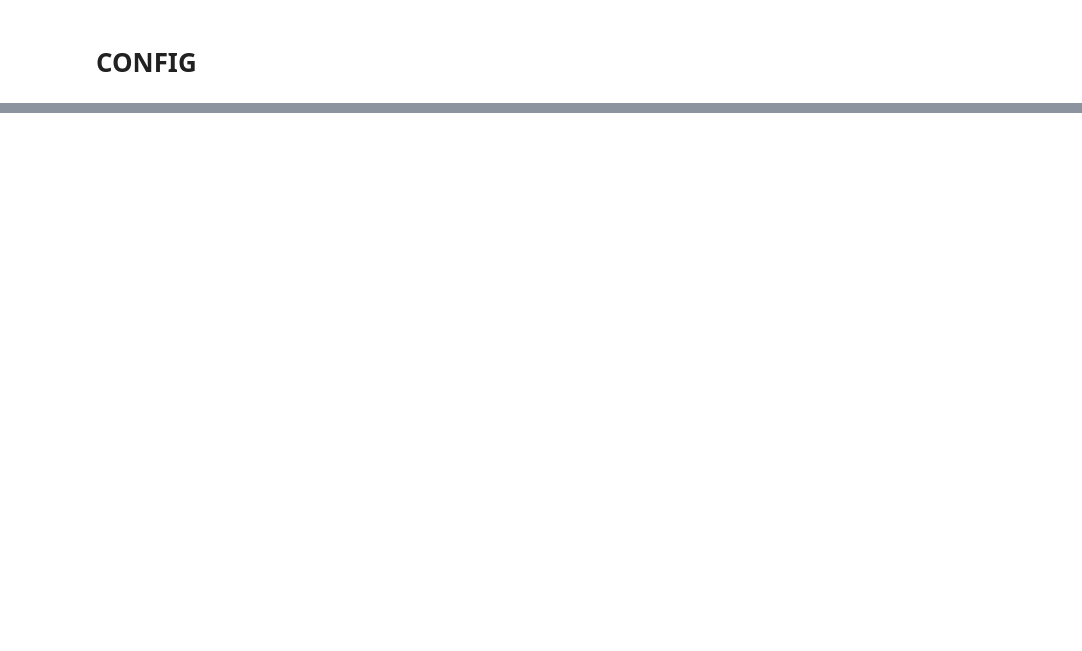
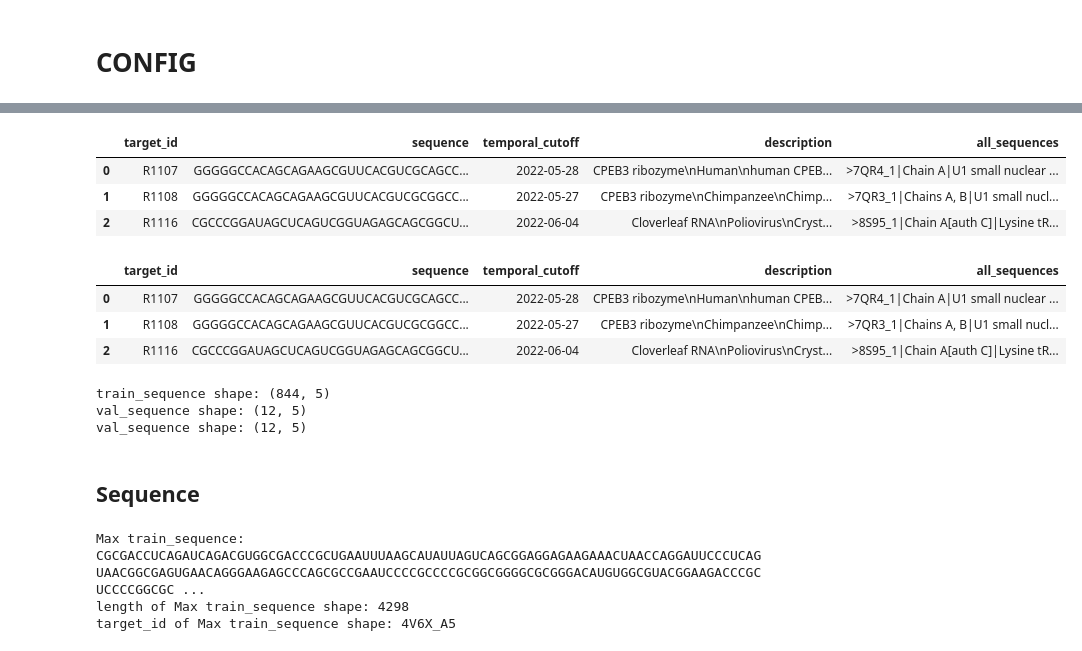
Before and after one commit to coffeemil9/RNA, a Jupyter notebook: notebook/0. EDA.ipynb, the cells around one changed output, grey strips where cells are left out. Cells and saved outputs as stored; diff of their text form; code cells hidden in the pictures; blank space fills up the shorter version.

```diff
--- a/notebook/0. EDA.ipynb
+++ b/notebook/0. EDA.ipynb
@@ -632,0 +138,51 @@ score(true_df, pred_df, 'ID')
+# %%
+val_seq.head(3)
+# %% [output]
+|  | target_id | sequence | temporal_cutoff | description | all_sequences |
+| 0 | R1107 | GGGGGCCACAGCAGAAGCGUUCACGUCGCAGCC... | 2022-05-28 | CPEB3 ribozyme\nHuman\nhuman CPEB... | >7QR4_1|Chain A|U1 small nuclear ... |
+| 1 | R1108 | GGGGGCCACAGCAGAAGCGUUCACGUCGCGGCC... | 2022-05-27 | CPEB3 ribozyme\nChimpanzee\nChimp... | >7QR3_1|Chains A, B|U1 small nucl... |
+| 2 | R1116 | CGCCCGGAUAGCUCAGUCGGUAGAGCAGCGGCU... | 2022-06-04 | Cloverleaf RNA\nPoliovirus\nCryst... | >8S95_1|Chain A[auth C]|Lysine tR... |
+# %%
+'''
+【リークに関しての警告】
+提供された12の CASP15 ターゲットをバリデーションに使用する場合、test_sequencesの
+temporal_cutoff（2022-05-27）以前に公開された train_sequences.csv のみを学習に使用してください
+2022-05-27以降の train_sequences.csv は、追加のバリデーションセットとして使用することが可能です。
+'''
+test_seq.head(3)
+# %% [output]
+|  | target_id | sequence | temporal_cutoff | description | all_sequences |
+| 0 | R1107 | GGGGGCCACAGCAGAAGCGUUCACGUCGCAGCC... | 2022-05-28 | CPEB3 ribozyme\nHuman\nhuman CPEB... | >7QR4_1|Chain A|U1 small nuclear ... |
+| 1 | R1108 | GGGGGCCACAGCAGAAGCGUUCACGUCGCGGCC... | 2022-05-27 | CPEB3 ribozyme\nChimpanzee\nChimp... | >7QR3_1|Chains A, B|U1 small nucl... |
+| 2 | R1116 | CGCCCGGAUAGCUCAGUCGGUAGAGCAGCGGCU... | 2022-06-04 | Cloverleaf RNA\nPoliovirus\nCryst... | >8S95_1|Chain A[auth C]|Lysine tR... |
+# %%
+print(f'train_sequence shape: {train_seq.shape}')
+print(f'val_sequence shape: {val_seq.shape}')
+print(f'val_sequence shape: {test_seq.shape}')
+# %% [output]
+train_sequence shape: (844, 5)
+val_sequence shape: (12, 5)
+val_sequence shape: (12, 5)
+# %% [markdown]
+## **Sequence**
+# %%
+"""
+trainとvalでsequence(RNA配列)の最大を抜き出した。
+trainは最大4298の長さのRNA１配列があり(target_id=4V6X_A5)、valは最大30の長さのRNA配列がある。
+"""
+
+train_seq["sequence_length"] = train_seq["sequence"].str.len()
+max_length = train_seq["sequence_length"].max()
+longest_sequences = train_seq[train_seq["sequence_length"] == max_length]
+
+print(f'Max train_sequence: {longest_sequences["sequence"].item()}')
+print(f'length of Max train_sequence shape: {len(longest_sequences["sequence"].item())}')
+print(f'target_id of Max train_sequence shape: {longest_sequences["target_id"].item()}')
+print('')
+
+# print(f'Max val_sequence: {val_seq["sequence"].max()}')
+# print(f'length of Max val_sequence: {len(val_seq["sequence"].max())}')
+# %% [output]
+Max train_sequence: CGCGACCUCAGAUCAGACGUGGCGACCCGCUGAAUUUAAGCAUAUUAGUCAGCGGAGGAGAAGAAACUAACCAGGAUUCCCUCAGUAACGGCGAGUGAACAGGGAAGAGCCCAGCGCCGAAUCCCCGCCCCGCGGCGGGGCGCGGGACAUGUGGCGUACGGAAGACCCGCUCCCCGGCGC ...
+length of Max train_sequence shape: 4298
+target_id of Max train_sequence shape: 4V6X_A5
```
Also changed, not shown: parts of 69 cells of this notebook, 4 other files.
